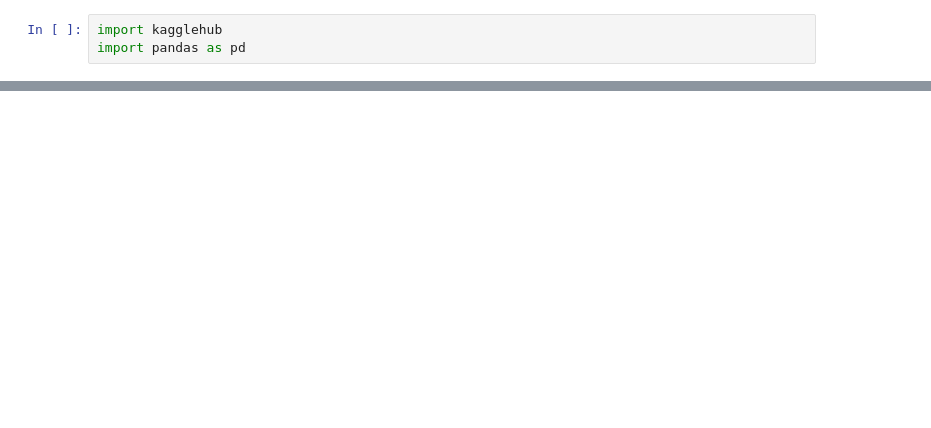
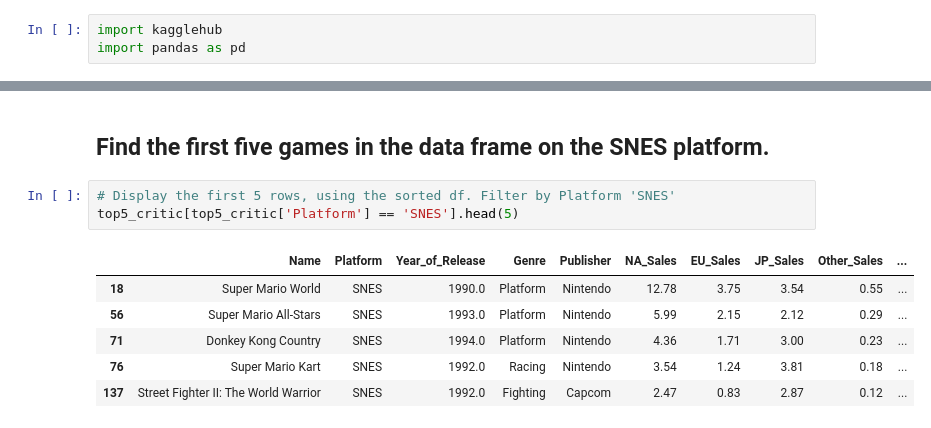
Before and after one commit to gabriel-joseph/data_science_portfolio, a Jupyter notebook: summer2025/dsc550_data_mining/week1/week1_vance.ipynb, the cells around one changed output, grey strips where cells are left out. Saved outputs shown, nothing was run; the diff lists cells and outputs as text; blank space fills up the shorter version.

```diff
--- a/summer2025/dsc550_data_mining/week1/week1_vance.ipynb
+++ b/summer2025/dsc550_data_mining/week1/week1_vance.ipynb
@@ -20,0 +92,12 @@ df = pd.read_csv('video_games.csv')
+# %% [markdown]
+## Find the first five games in the data frame on the SNES platform.
+# %%
+# Display the first 5 rows, using the sorted df. Filter by Platform 'SNES'
+top5_critic[top5_critic['Platform'] == 'SNES'].head(5)
+# %% [output]
+|  | Name | Platform | Year_of_Release | Genre | Publisher | NA_Sales | EU_Sales | JP_Sales | Other_Sales | ... |
+| 18 | Super Mario World | SNES | 1990.0 | Platform | Nintendo | 12.78 | 3.75 | 3.54 | 0.55 | ... |
+| 56 | Super Mario All-Stars | SNES | 1993.0 | Platform | Nintendo | 5.99 | 2.15 | 2.12 | 0.29 | ... |
+| 71 | Donkey Kong Country | SNES | 1994.0 | Platform | Nintendo | 4.36 | 1.71 | 3.00 | 0.23 | ... |
+| 76 | Super Mario Kart | SNES | 1992.0 | Racing | Nintendo | 3.54 | 1.24 | 3.81 | 0.18 | ... |
+| 137 | Street Fighter II: The World Warrior | SNES | 1992.0 | Fighting | Capcom | 2.47 | 0.83 | 2.87 | 0.12 | ... |
```
Also changed, not shown: parts of 20 cells of this notebook, 4 other files.
